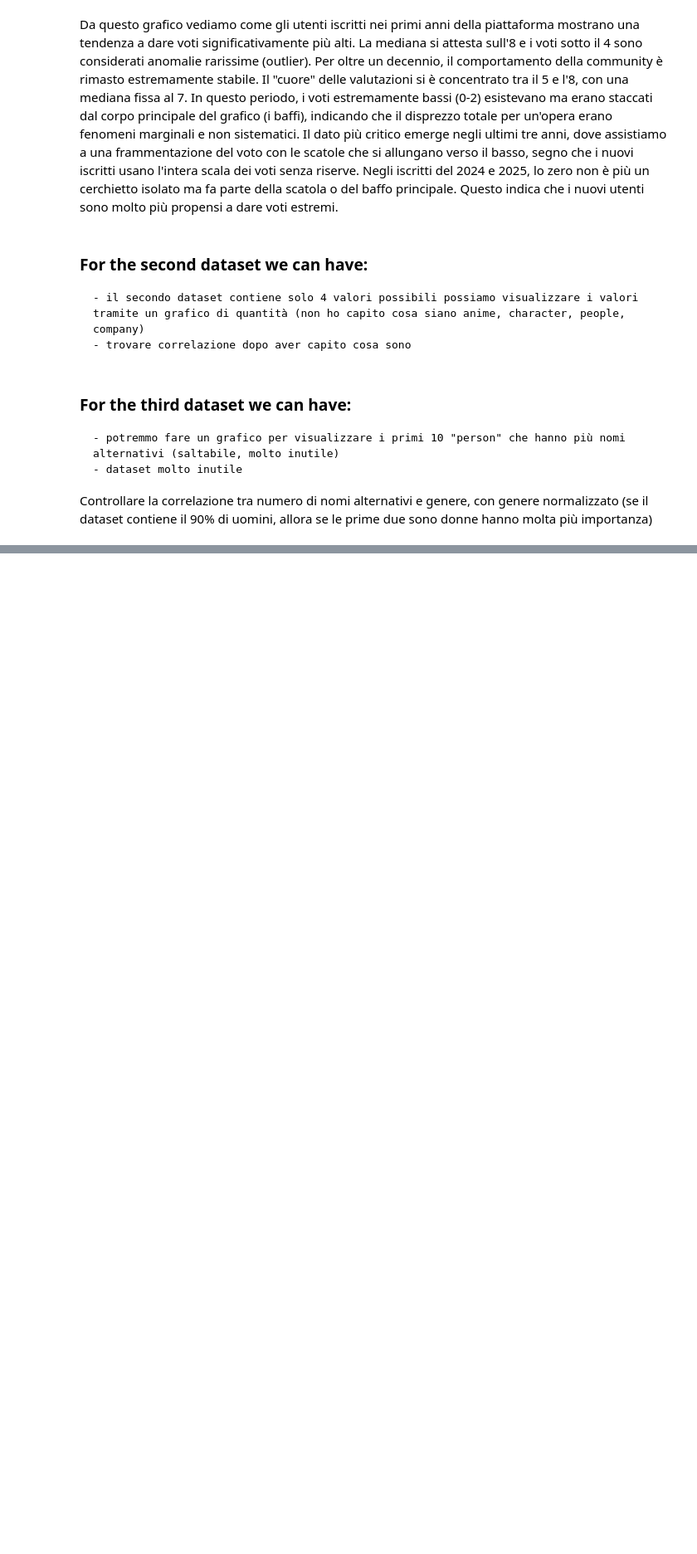
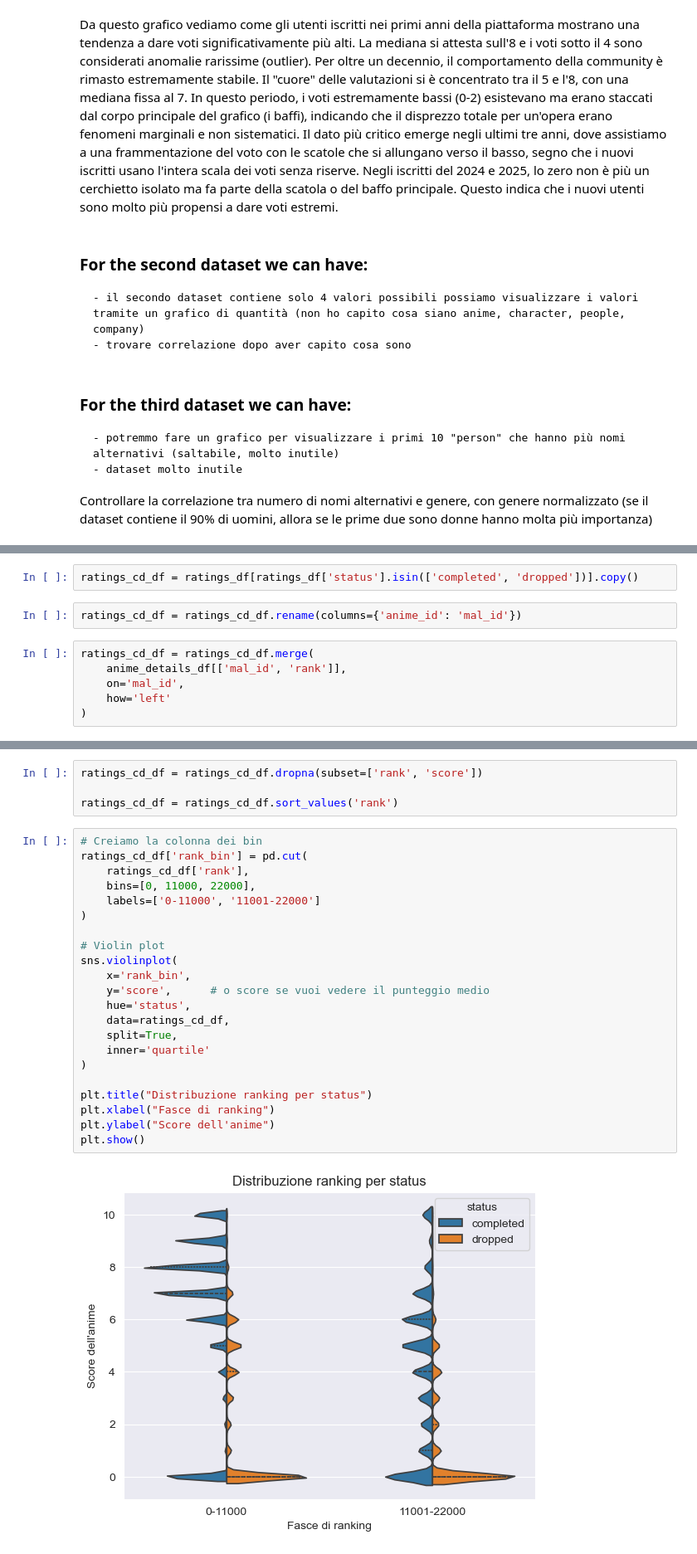
Before and after one commit to denis-budau/HCI-TWEB_2025-26, a Jupyter notebook: solution/data_visualitation.ipynb, the cells around one changed output, grey strips where cells are left out. Shown at 83% size. Drawn from its saved outputs; the diff is of its cells as text; blank space fills up the shorter version.

```diff
--- a/solution/data_visualitation.ipynb
+++ b/solution/data_visualitation.ipynb
@@ -440,0 +465,10 @@ IndentationError: unexpected indent (426554211.py, line 2)
+# %%
+ratings_cd_df = ratings_df[ratings_df['status'].isin(['completed', 'dropped'])].copy()
+# %%
+ratings_cd_df = ratings_cd_df.rename(columns={'anime_id': 'mal_id'})
+# %%
+ratings_cd_df = ratings_cd_df.merge(
+    anime_details_df[['mal_id', 'rank']],
+    on='mal_id',
+    how='left'
+)
@@ -440,0 +491,28 @@ IndentationError: unexpected indent (426554211.py, line 2)
+# %%
+ratings_cd_df = ratings_cd_df.dropna(subset=['rank', 'score'])
+
+ratings_cd_df = ratings_cd_df.sort_values('rank')
+# %%
+# Creiamo la colonna dei bin
+ratings_cd_df['rank_bin'] = pd.cut(
+    ratings_cd_df['rank'],
+    bins=[0, 11000, 22000],
+    labels=['0-11000', '11001-22000']
+)
+
+# Violin plot
+sns.violinplot(
+    x='rank_bin',
+    y='score',      # o score se vuoi vedere il punteggio medio
+    hue='status',
+    data=ratings_cd_df,
+    split=True,
+    inner='quartile'
+)
+
+plt.title("Distribuzione ranking per status")
+plt.xlabel("Fasce di ranking")
+plt.ylabel("Score dell'anime")
+plt.show()
+# %% [output]
+[figure, added]
```
Also changed, not shown: parts of 11 cells of this notebook, 1 other file.
